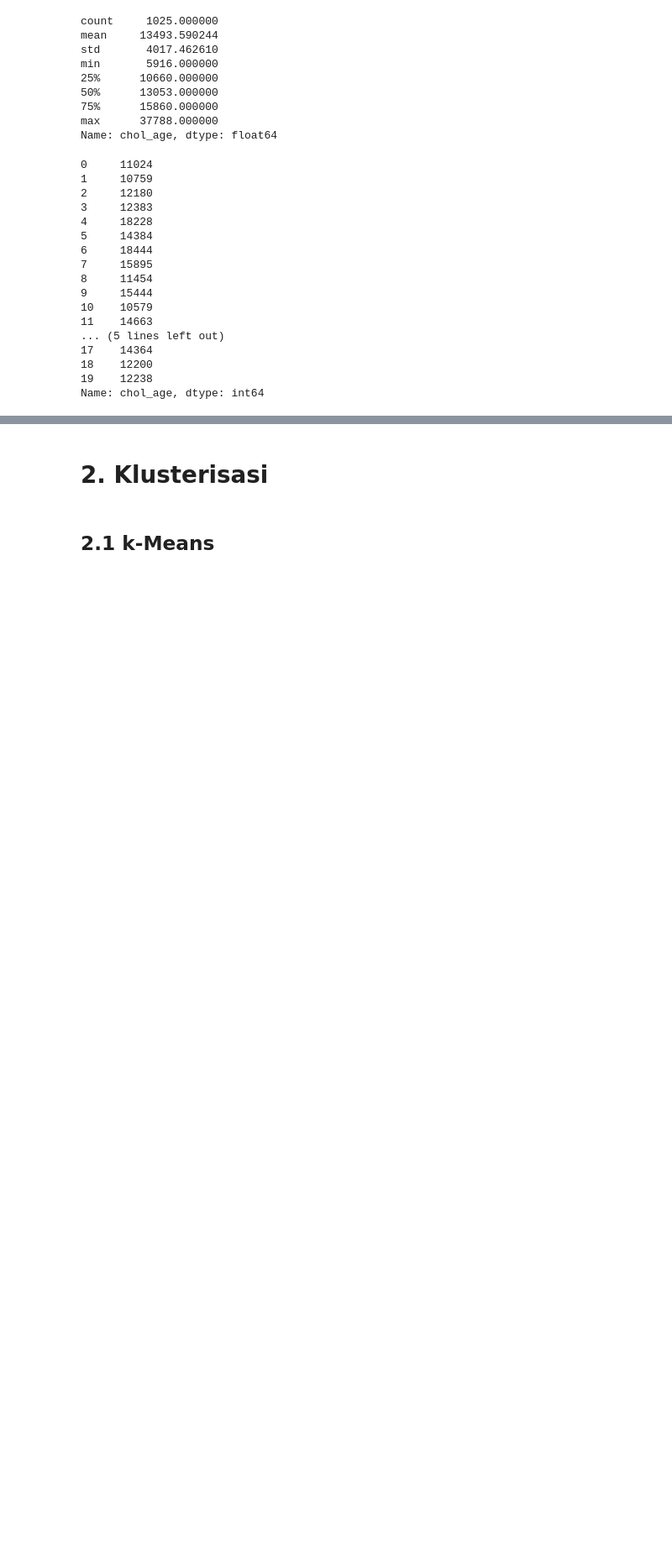
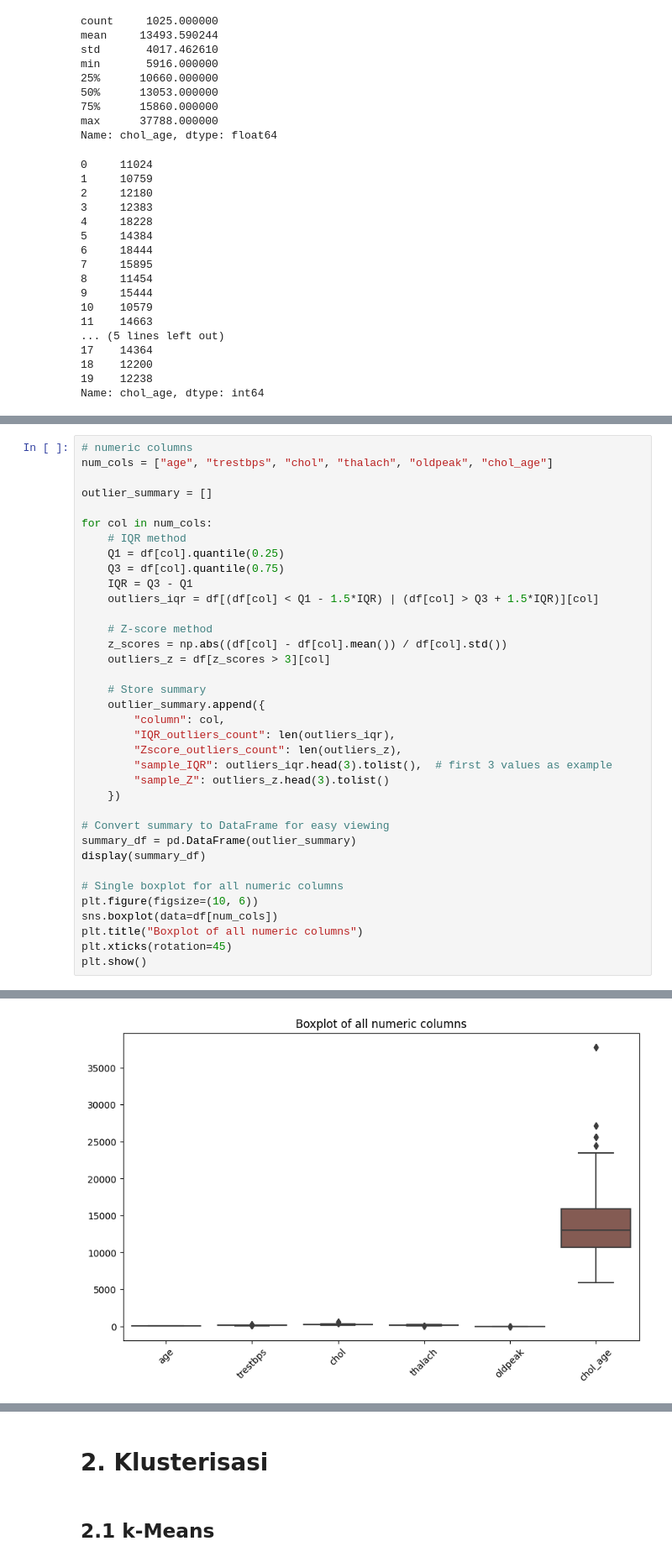
Before and after one commit to FarrelAD/Sinau-Mesin, a Jupyter notebook: notebooks/07-uts/idn-notebook.ipynb, the cells around one changed output, grey strips where cells are left out. Shown at 84% size. Cells and saved outputs as stored; diff of their text form; blank space fills up the shorter version.

```diff
--- a/notebooks/07-uts/idn-notebook.ipynb
+++ b/notebooks/07-uts/idn-notebook.ipynb
@@ -141,0 +146,37 @@ df[num_cols] = scaler.fit_transform(df[num_cols])
+# %%
+# numeric columns
+num_cols = ["age", "trestbps", "chol", "thalach", "oldpeak", "chol_age"]
+
+outlier_summary = []
+
+for col in num_cols:
+    # IQR method
+    Q1 = df[col].quantile(0.25)
+    Q3 = df[col].quantile(0.75)
+    IQR = Q3 - Q1
+    outliers_iqr = df[(df[col] < Q1 - 1.5*IQR) | (df[col] > Q3 + 1.5*IQR)][col]
+
+    # Z-score method
+    z_scores = np.abs((df[col] - df[col].mean()) / df[col].std())
+    outliers_z = df[z_scores > 3][col]
+
+    # Store summary
+    outlier_summary.append({
+        "column": col,
+        "IQR_outliers_count": len(outliers_iqr),
+        "Zscore_outliers_count": len(outliers_z),
+        "sample_IQR": outliers_iqr.head(3).tolist(),  # first 3 values as example
+        "sample_Z": outliers_z.head(3).tolist()
+    })
+
+# Convert summary to DataFrame for easy viewing
+summary_df = pd.DataFrame(outlier_summary)
+display(summary_df)
+
+# Single boxplot for all numeric columns
+plt.figure(figsize=(10, 6))
+sns.boxplot(data=df[num_cols])
+plt.title("Boxplot of all numeric columns")
+plt.xticks(rotation=45)
+plt.show()
+# %% [output]
@@ -141,0 +190 @@ df[num_cols] = scaler.fit_transform(df[num_cols])
+[figure, added]
```
Also changed, not shown: parts of 11 cells of this notebook.
